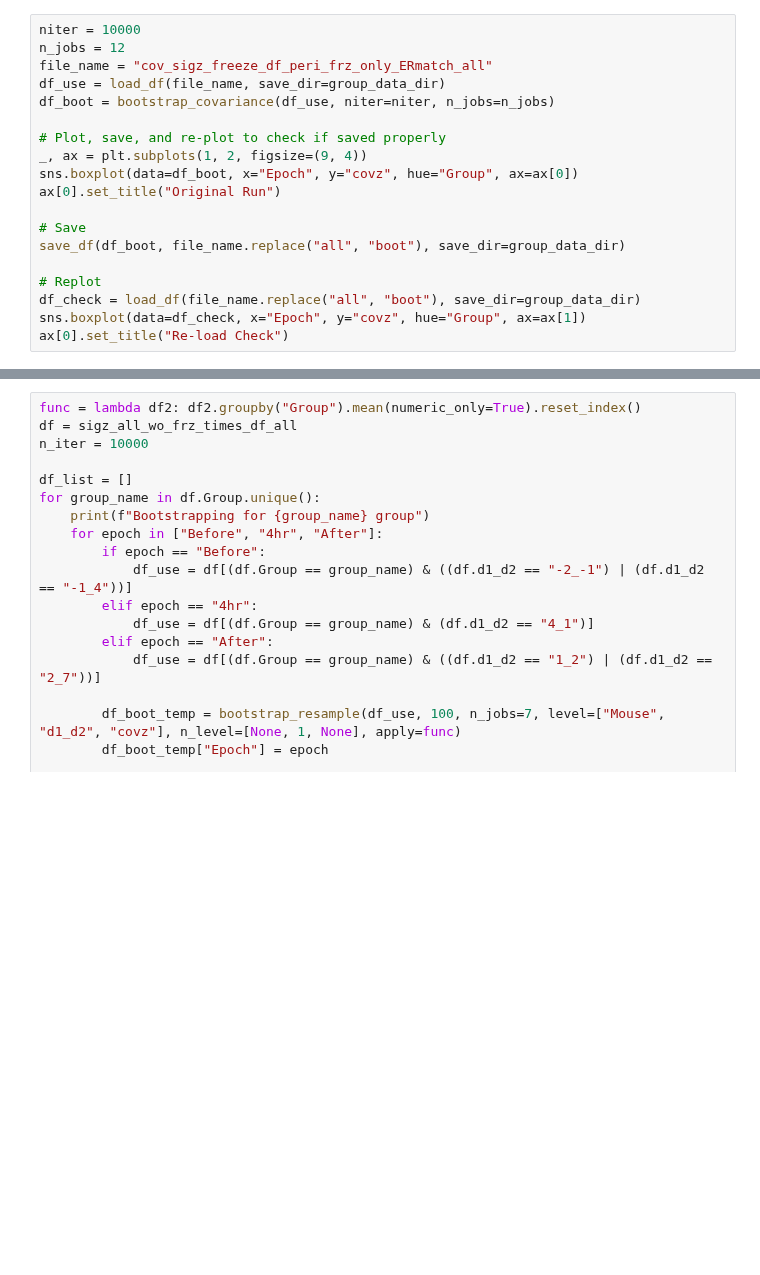
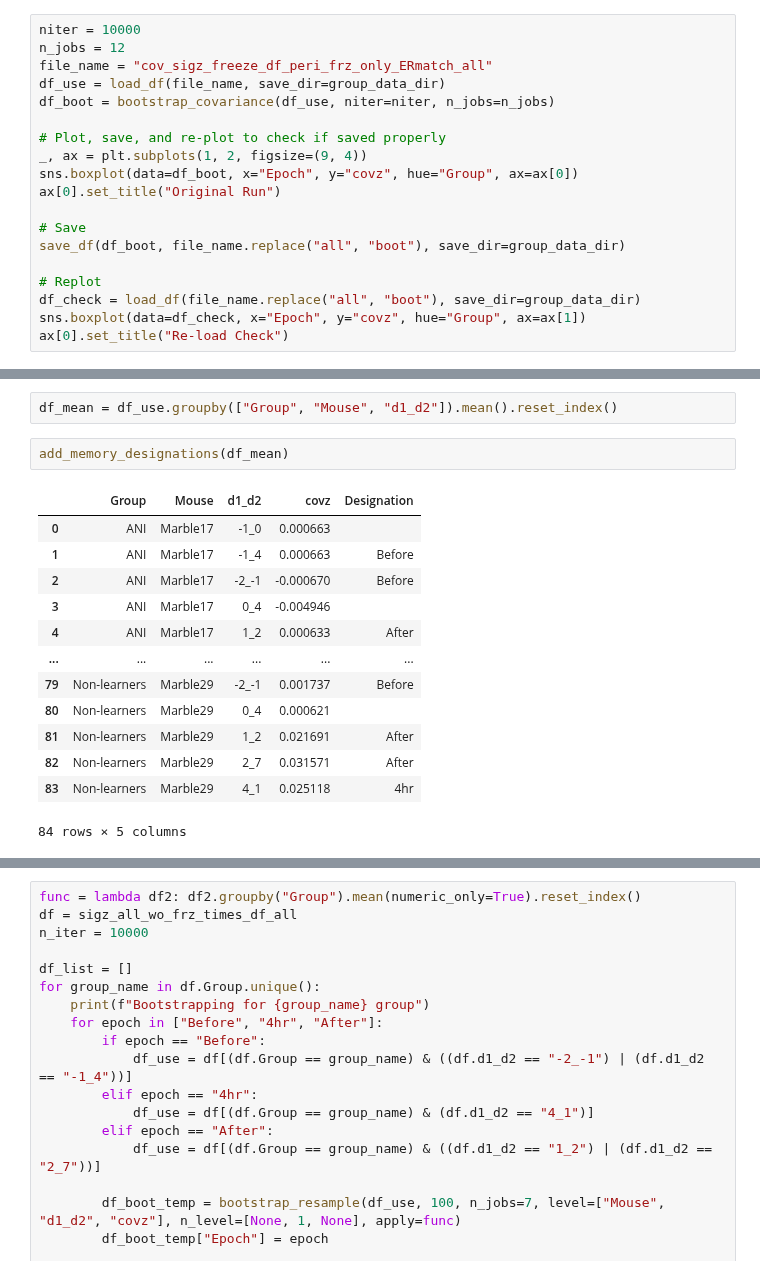
Before and after one commit to nkinsky/Eraser, a Jupyter notebook: Notebooks/covariance_bootstrap.ipynb, the cells around one changed output, grey strips where cells are left out. Drawn from its saved outputs; the diff is of its cells as text; blank space fills up the shorter version.

```diff
--- a/Notebooks/covariance_bootstrap.ipynb
+++ b/Notebooks/covariance_bootstrap.ipynb
@@ -340,0 +539,18 @@ ax[0].set_title("Re-load Check")
+# %%
+df_mean = df_use.groupby(["Group", "Mouse", "d1_d2"]).mean().reset_index()
+# %%
+add_memory_designations(df_mean)
+# %% [output]
+|  | Group | Mouse | d1_d2 | covz | Designation |
+| 0 | ANI | Marble17 | -1_0 | 0.000663 |  |
+| 1 | ANI | Marble17 | -1_4 | 0.000663 | Before |
+| 2 | ANI | Marble17 | -2_-1 | -0.000670 | Before |
+| 3 | ANI | Marble17 | 0_4 | -0.004946 |  |
+| 4 | ANI | Marble17 | 1_2 | 0.000633 | After |
+| ... | ... | ... | ... | ... | ... |
+| 79 | Non-learners | Marble29 | -2_-1 | 0.001737 | Before |
+| 80 | Non-learners | Marble29 | 0_4 | 0.000621 |  |
+| 81 | Non-learners | Marble29 | 1_2 | 0.021691 | After |
+| 82 | Non-learners | Marble29 | 2_7 | 0.031571 | After |
+| 83 | Non-learners | Marble29 | 4_1 | 0.025118 | 4hr |
+84 rows × 5 columns
```
Also changed, not shown: parts of 23 cells of this notebook.
